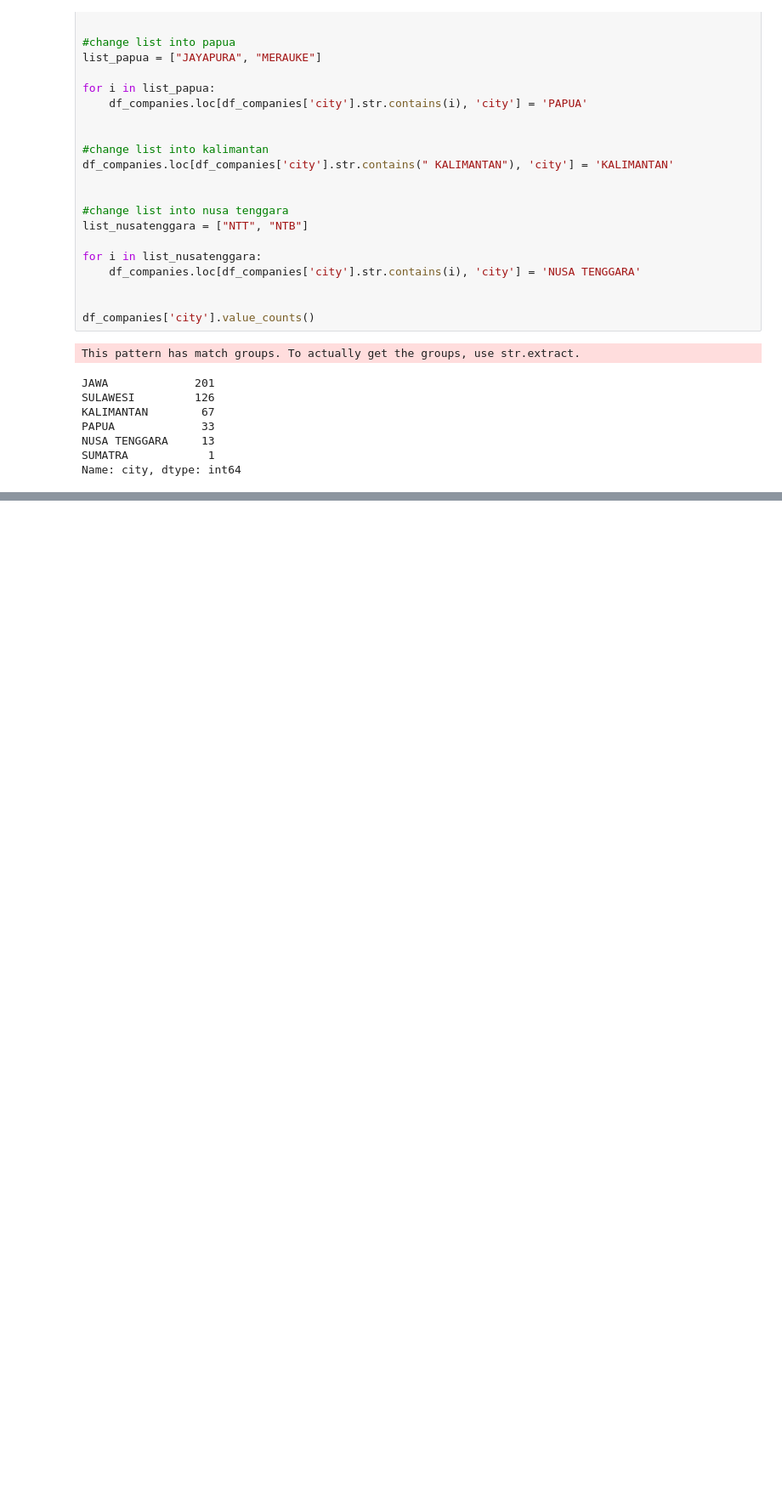
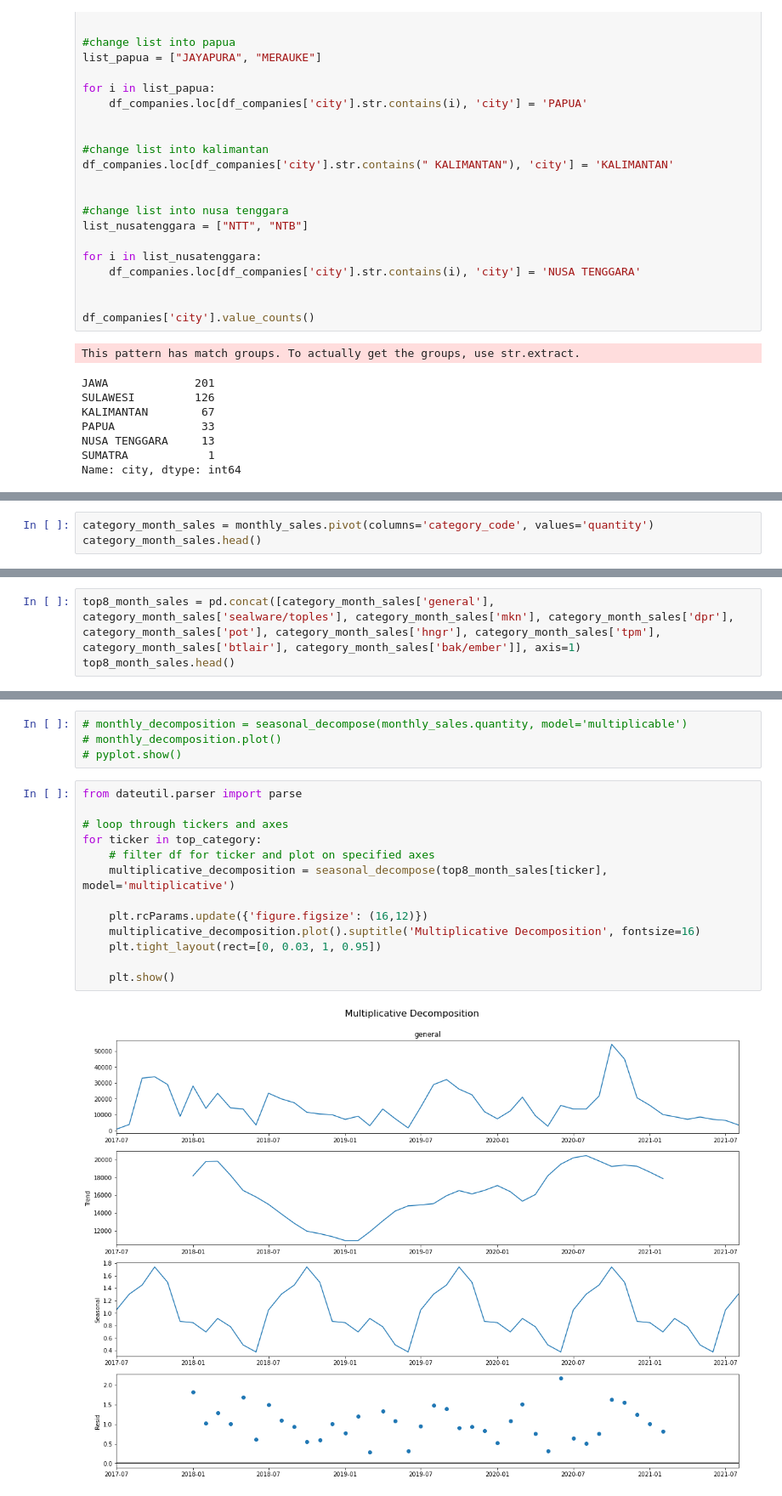
Before and after one commit to jordankusuma/skripsi_forecast, a Jupyter notebook: Skripsi_coba.ipynb, the cells around one changed output, grey strips where cells are left out. Shown at 85% size. Drawn from its saved outputs; the diff is of its cells as text; blank space fills up the shorter version.

```diff
--- a/Skripsi_coba.ipynb
+++ b/Skripsi_coba.ipynb
@@ -250,0 +446,3 @@ Name: city, dtype: int64
+# %%
+category_month_sales = monthly_sales.pivot(columns='category_code', values='quantity')
+category_month_sales.head()
@@ -250,0 +458,3 @@ Name: city, dtype: int64
+# %%
+top8_month_sales = pd.concat([category_month_sales['general'], category_month_sales['sealware/toples'], category_month_sales['mkn'], category_month_sales['dpr'], category_month_sales['pot'], category_month_sales['hngr'], category_month_sales['tpm'], category_month_sales['btlair'], category_month_sales['bak/ember']], axis=1)
+top8_month_sales.head()
@@ -250,0 +480,19 @@ Name: city, dtype: int64
+# %%
+# monthly_decomposition = seasonal_decompose(monthly_sales.quantity, model='multiplicable')
+# monthly_decomposition.plot()
+# pyplot.show()
+# %%
+from dateutil.parser import parse
+
+# loop through tickers and axes
+for ticker in top_category:
+    # filter df for ticker and plot on specified axes
+    multiplicative_decomposition = seasonal_decompose(top8_month_sales[ticker], model='multiplicative')
+
+    plt.rcParams.update({'figure.figsize': (16,12)})
+    multiplicative_decomposition.plot().suptitle('Multiplicative Decomposition', fontsize=16)
+    plt.tight_layout(rect=[0, 0.03, 1, 0.95])
+
+    plt.show()
+# %% [output]
+[figure, added]
```
Also changed, not shown: parts of 33 cells of this notebook.
